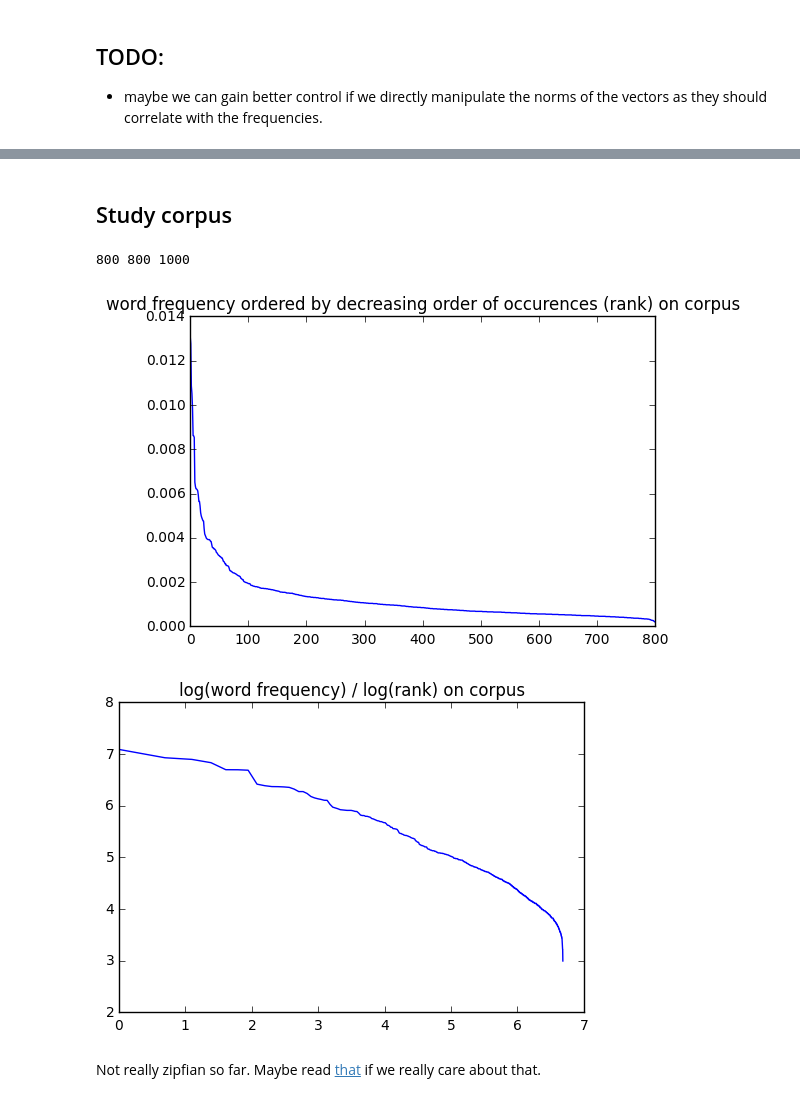
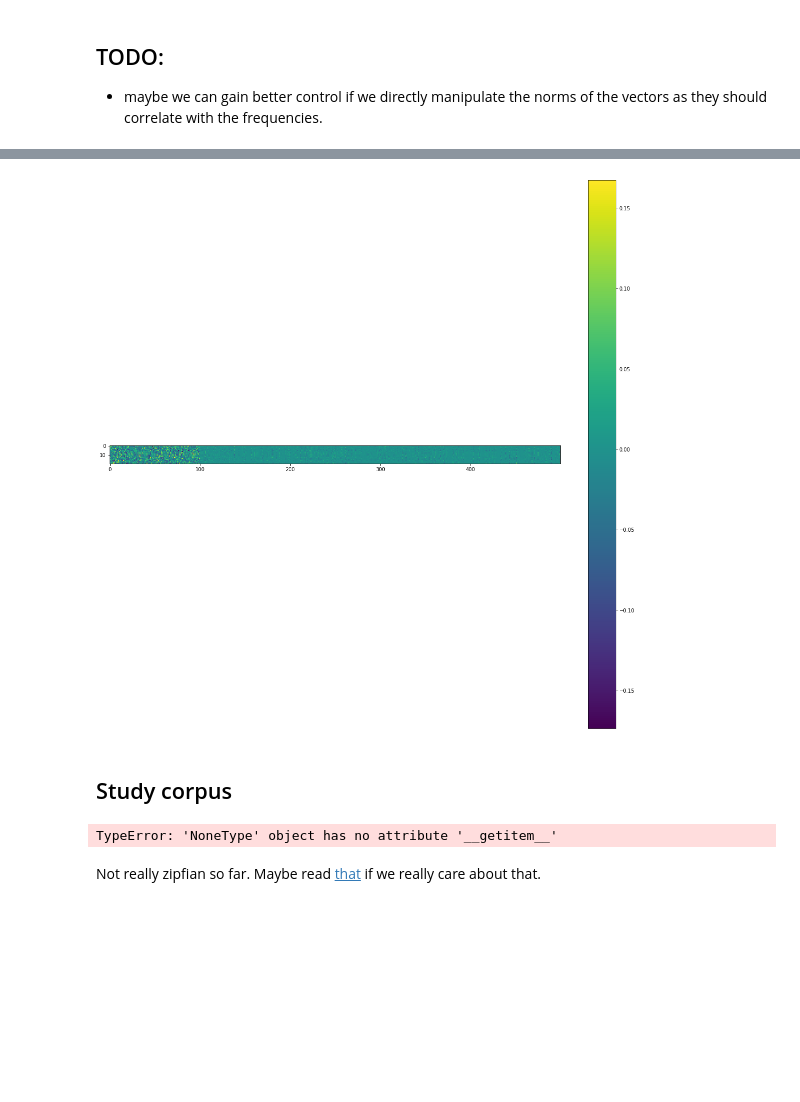
Before and after one commit to tombosc/dict_based_learning, a Jupyter notebook: visualize_toy_dataset.ipynb, the cells around one changed output, grey strips where cells are left out. Cells and saved outputs as stored; diff of their text form; code cells hidden in the pictures; blank space fills up the shorter version.

```diff
--- a/visualize_toy_dataset.ipynb
+++ b/visualize_toy_dataset.ipynb
@@ -31,3 +72,13 @@ sentences = [model.sample_sentence(np.random.choice(sentence_size)) for i in ran
+# %%
+import matplotlib.pyplot as plt
+%matplotlib inline
+
+plt.figure(figsize=(20, 20))
+plt.imshow(model.features.T, interpolation='none')
+plt.colorbar()
+plt.show()
+# %% [output]
+[figure, added]
 # %%
 import matplotlib.pyplot as plt
 %matplotlib inline
@@ -62,11 +117,9 @@ def summarize(sentences, V, label):
 # %% [markdown]
 ## Study corpus
 # %%
-summarize(sentences, V, "corpus")
+summarize(sentences, model.V, "corpus")
 # %% [output]
-800 800 1000
+TypeError: 'NoneType' object has no attribute '__getitem__'
-[figure, removed]
-[figure, removed]
 # %% [markdown]
 Not really zipfian so far. Maybe read [that](http://journals.plos.org/ploscompbiol/article?id=10.1371/journal.pcbi.1005110) if we really care about that.
 # %% [markdown]
```
Also changed, not shown: parts of 5 cells of this notebook, 1 other file.
